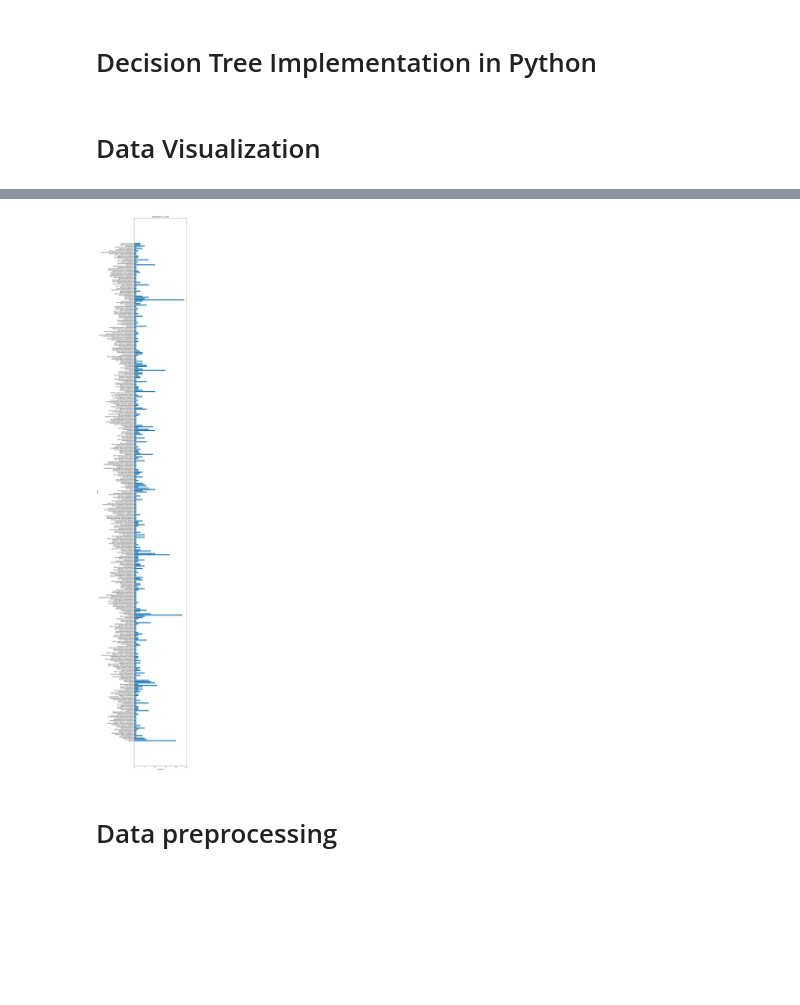
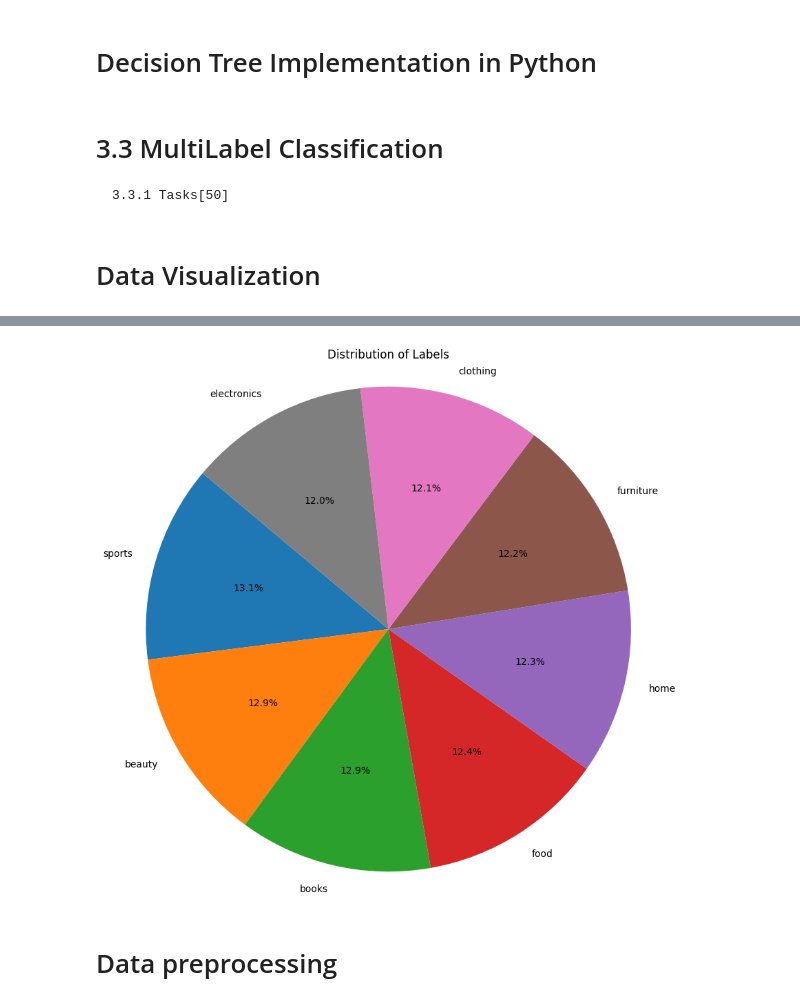
Before and after one commit to ROHIT32767/KNN-Decision-Trees, a Jupyter notebook: 1.ipynb, the cells around one changed output, grey strips where cells are left out. Saved outputs shown, nothing was run; the diff lists cells and outputs as text; code cells hidden in the pictures; blank space fills up the shorter version.

````diff
--- a/1.ipynb
+++ b/1.ipynb
@@ -462,5 +546,10 @@ plt.show()
 # %% [markdown]
 #  Decision Tree Implementation in Python
+# %% [markdown]
+# 3.3 MultiLabel Classification
+```
+3.3.1 Tasks[50]
+```
 # %% [markdown]
 # Data Visualization
 # %%
@@ -473,21 +562,12 @@ from sklearn.model_selection import train_test_split
 from sklearn.metrics import f1_score, accuracy_score, precision_score, recall_score , confusion_matrix
 from sklearn.preprocessing import MultiLabelBinarizer
 data = pd.read_csv('advertisement.csv') # reading data
-print(data.to_string(index=False))
-data.dropna()
-print(data.shape)
-print(data.head())
-print(data.info())
-print(list(data.columns))
-
-data_labels = np.array(data['labels'])
-values, counts = np.unique(data_labels, return_counts=True)
-
-plt.figure(figsize=(10, 60))
-plt.barh(values, counts)
-plt.xlabel('Frequency')
-plt.ylabel('Label')
-plt.title('Distribution of Labels') # plot of frequency vs labels
-plt.tight_layout()
+display(data)
+all_labels = ' '.join(data['labels']).split()
+label_counts = pd.Series(all_labels).value_counts()
+plt.figure(figsize=(10, 10))
+plt.pie(label_counts, labels=label_counts.index, autopct='%1.1f%%', startangle=140)
+plt.axis('equal')
+plt.title('Distribution of Labels')
 plt.show()
 # %% [output]
@@ -511,4 +587,4 @@ None
-[figure, old version]
+[figure, new version]
 # %% [markdown]
 # Data preprocessing
 # %%
````
Also changed, not shown: parts of 21 cells of this notebook.
